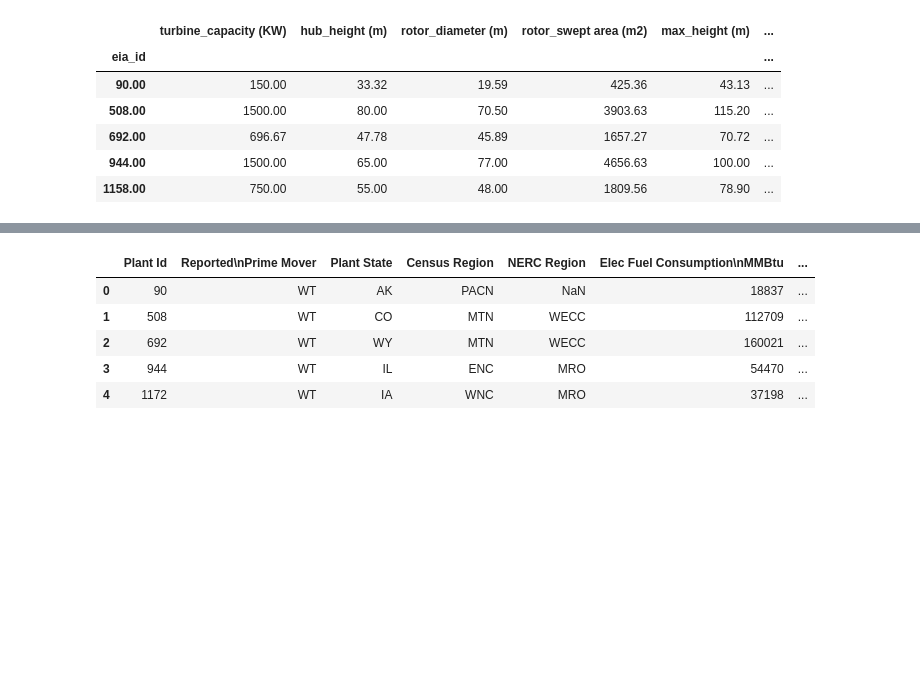
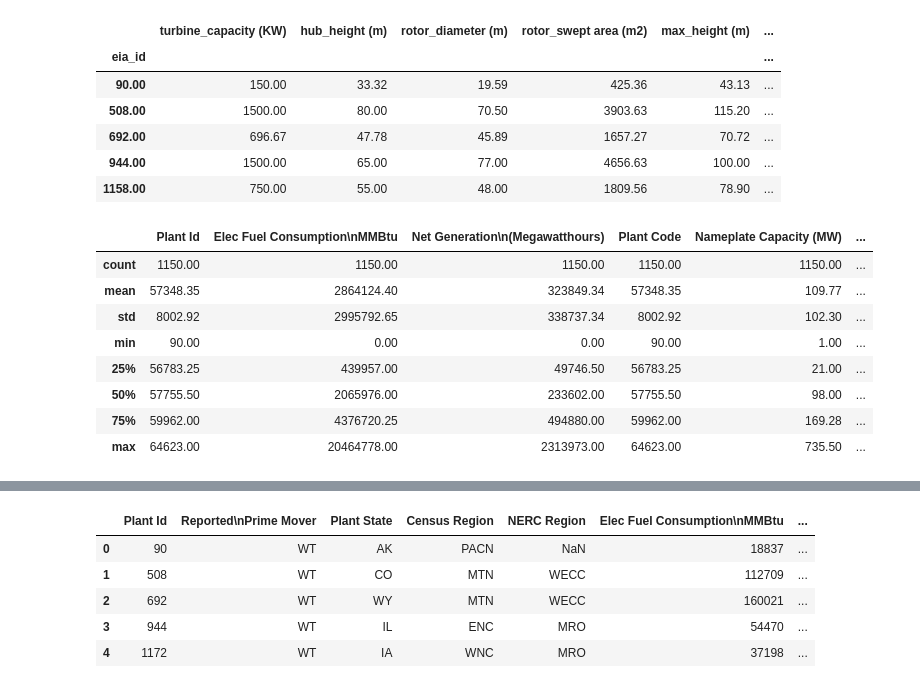
Before and after one commit to NicsLvl/DA1_Capstone_JADEN, a Jupyter notebook: Model_wind_turbine.ipynb, the cells around one changed output, grey strips where cells are left out. Saved outputs shown, nothing was run; the diff lists cells and outputs as text; code cells hidden in the pictures; blank space fills up the shorter version.

```diff
--- a/Model_wind_turbine.ipynb
+++ b/Model_wind_turbine.ipynb
@@ -381,6 +370,18 @@ turbine_df.head()
 # %%
 # do an inner join between turbine_df and intermediate_df
 final_df = intermediate_df.merge(turbine_df, left_on='Plant Code', right_on='eia_id', how='inner')
+# %%
+final_df.describe()
+# %% [output]
+|  | Plant Id | Elec Fuel Consumption\nMMBtu | Net Generation\n(Megawatthours) | Plant Code | Nameplate Capacity (MW) | ... |
+| count | 1150.00 | 1150.00 | 1150.00 | 1150.00 | 1150.00 | ... |
+| mean | 57348.35 | 2864124.40 | 323849.34 | 57348.35 | 109.77 | ... |
+| std | 8002.92 | 2995792.65 | 338737.34 | 8002.92 | 102.30 | ... |
+| min | 90.00 | 0.00 | 0.00 | 90.00 | 1.00 | ... |
+| 25% | 56783.25 | 439957.00 | 49746.50 | 56783.25 | 21.00 | ... |
+| 50% | 57755.50 | 2065976.00 | 233602.00 | 57755.50 | 98.00 | ... |
+| 75% | 59962.00 | 4376720.25 | 494880.00 | 59962.00 | 169.28 | ... |
+| max | 64623.00 | 20464778.00 | 2313973.00 | 64623.00 | 735.50 | ... |
 # %%
 # remove 0 values from net generation
 final_df = final_df[final_df['Net Generation\n(Megawatthours)'] != 0]
```
Also changed, not shown: parts of 28 cells of this notebook, 3 other files.
